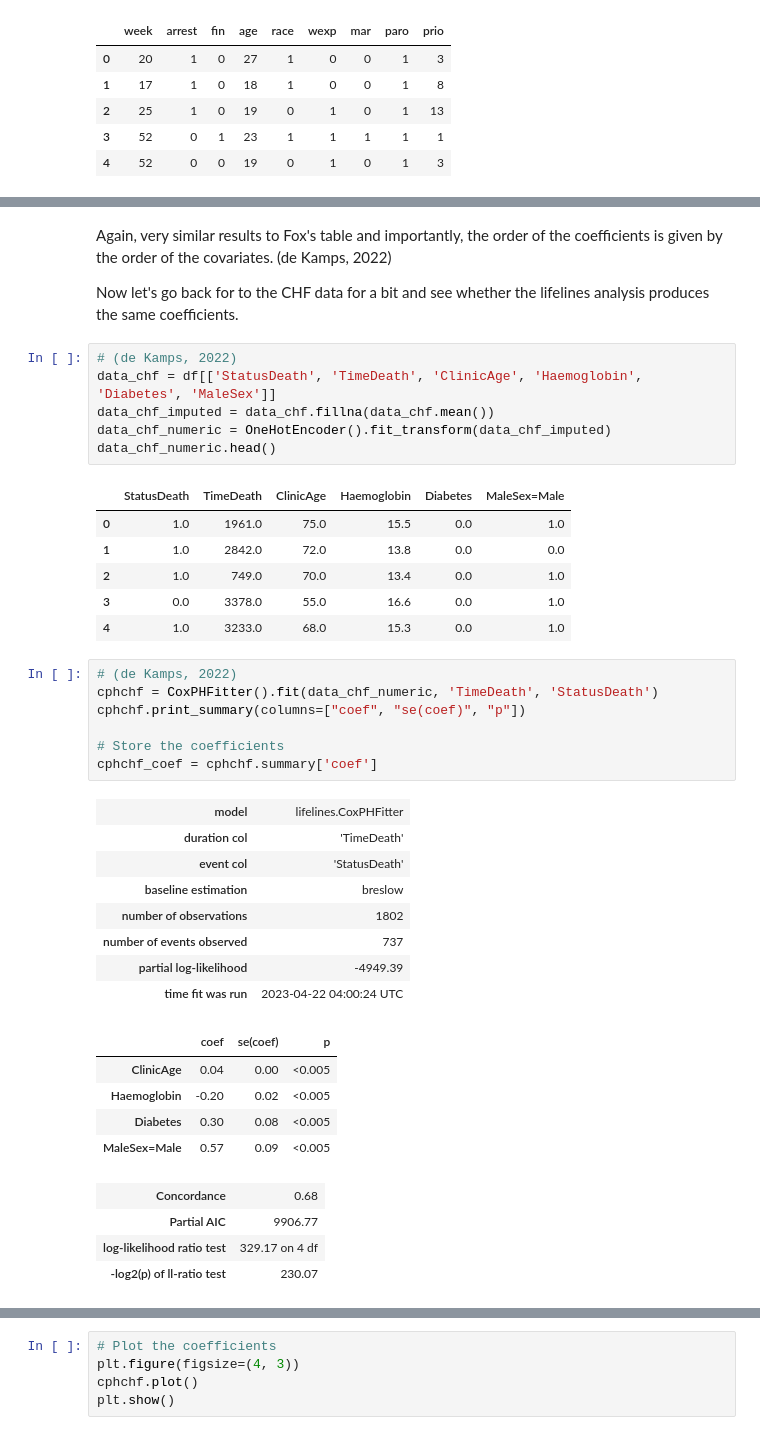
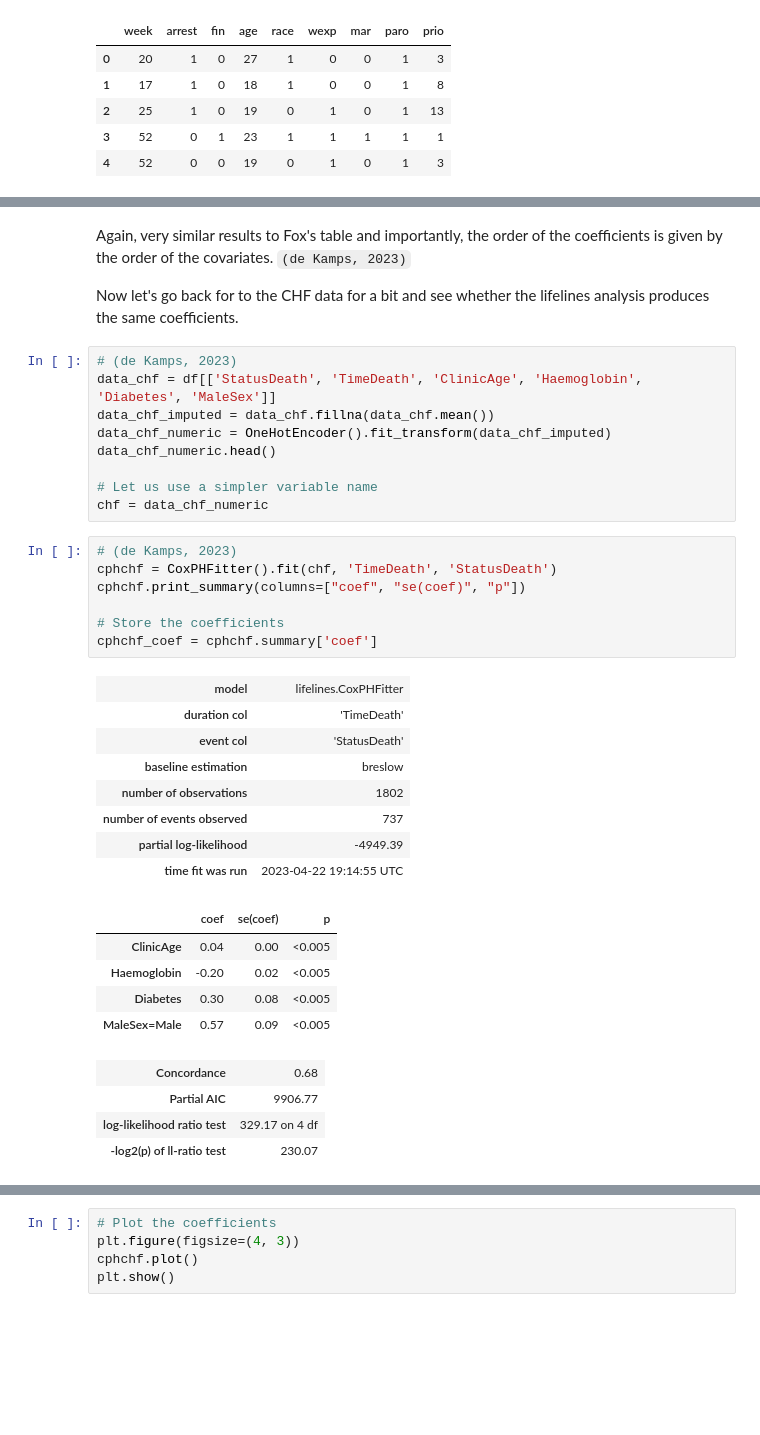
Before and after one commit to omariosc/survival-analysis, a Jupyter notebook: code.ipynb, the cells around one changed output, grey strips where cells are left out. Drawn from its saved outputs; the diff is of its cells as text; blank space fills up the shorter version.

Commit message:
Uses better variable names Added docstrings for functions Added markdown for all future experiments Created custom functions for training NN model & concordance statistic

```diff
--- a/code.ipynb
+++ b/code.ipynb
@@ -679,38 +718,34 @@ Estimator score is: 0.6404231835047672
 Coefficients: [-0.37902189 -0.05724593  0.31412977 -0.1511146  -0.43278257 -0.08498284
   0.09111154]
 # %% [markdown]
-Again, very similar results to Fox's table and importantly, the order of the coefficients is given by the order of the covariates. (de Kamps, 2022)
+Again, very similar results to Fox's table and importantly, the order of the coefficients is given by the order of the covariates. `(de Kamps, 2023)`
 
 Now let's go back for to the CHF data for a bit and see whether the lifelines analysis produces the same coefficients.
 # %%
-# (de Kamps, 2022)
+# (de Kamps, 2023)
 data_chf = df[['StatusDeath', 'TimeDeath', 'ClinicAge', 'Haemoglobin', 'Diabetes', 'MaleSex']]
 data_chf_imputed = data_chf.fillna(data_chf.mean())
 data_chf_numeric = OneHotEncoder().fit_transform(data_chf_imputed)
 data_chf_numeric.head()
+
+# Let us use a simpler variable name
+chf = data_chf_numeric
-# %% [output]
-|  | StatusDeath | TimeDeath | ClinicAge | Haemoglobin | Diabetes | MaleSex=Male |
-| 0 | 1.0 | 1961.0 | 75.0 | 15.5 | 0.0 | 1.0 |
-| 1 | 1.0 | 2842.0 | 72.0 | 13.8 | 0.0 | 0.0 |
-| 2 | 1.0 | 749.0 | 70.0 | 13.4 | 0.0 | 1.0 |
-| 3 | 0.0 | 3378.0 | 55.0 | 16.6 | 0.0 | 1.0 |
-| 4 | 1.0 | 3233.0 | 68.0 | 15.3 | 0.0 | 1.0 |
 # %%
-# (de Kamps, 2022)
-cphchf = CoxPHFitter().fit(data_chf_numeric, 'TimeDeath', 'StatusDeath')
+# (de Kamps, 2023)
+cphchf = CoxPHFitter().fit(chf, 'TimeDeath', 'StatusDeath')
 cphchf.print_summary(columns=["coef", "se(coef)", "p"])
 
 # Store the coefficients
 cphchf_coef = cphchf.summary['coef']
 # %% [output]
 | model | lifelines.CoxPHFitter |
 | duration col | 'TimeDeath' |
 | event col | 'StatusDeath' |
 | baseline estimation | breslow |
 | number of observations | 1802 |
 | number of events observed | 737 |
 | partial log-likelihood | -4949.39 |
-| time fit was run | 2023-04-22 04:00:24 UTC |
+| time fit was run | 2023-04-22 19:14:55 UTC |
 |  | coef | se(coef) | p |
 | ClinicAge | 0.04 | 0.00 | <0.005 |
 | Haemoglobin | -0.20 | 0.02 | <0.005 |
```
Also changed, not shown: parts of 110 cells of this notebook.
